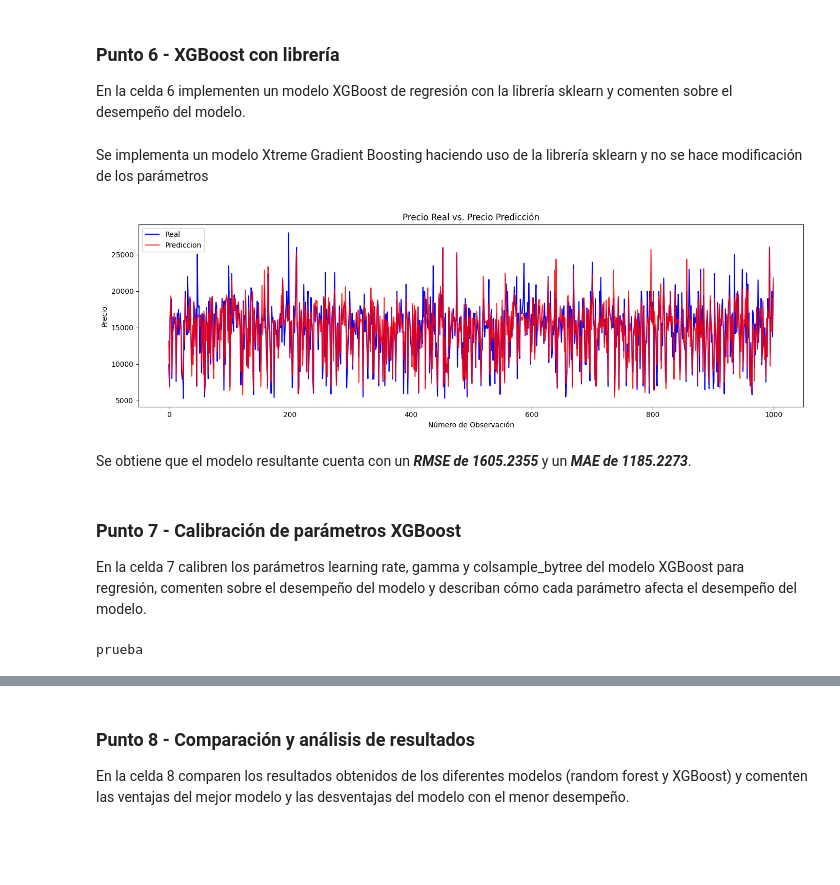
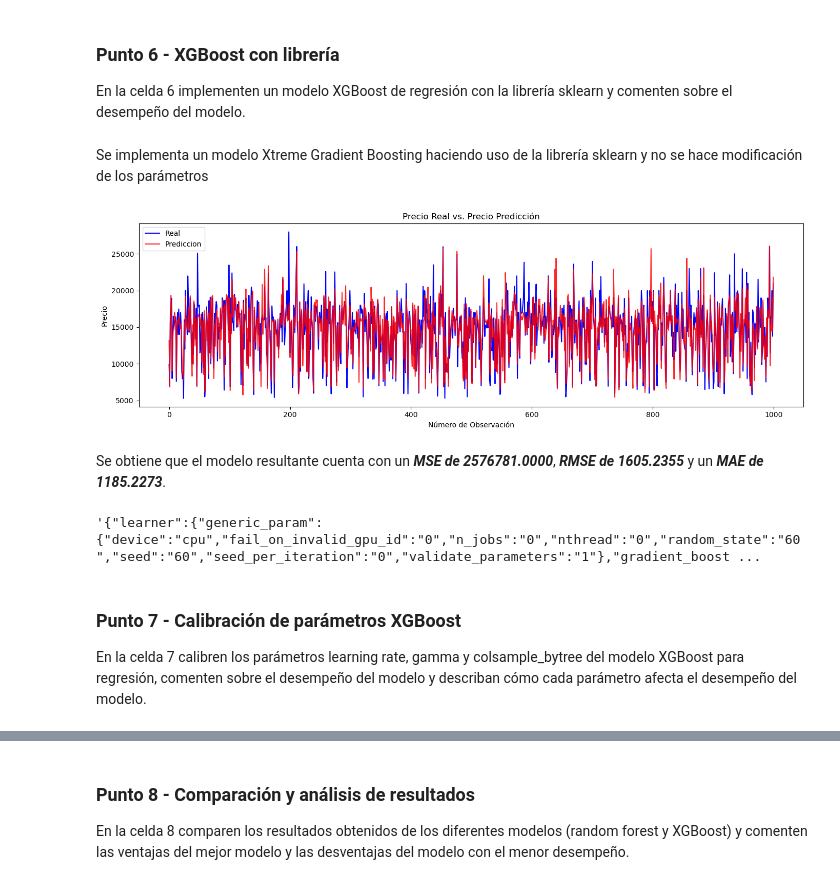
Before and after one commit to JohanManjarresMIAD/JohanManjarresMIAD-JohanManjarresMIAD-MIAD_ML_NLP_2026-Grupo_26, a Jupyter notebook: Semana 2/S2TC1_RandomForests_Boosting.ipynb, the cells around one changed output, grey strips where cells are left out. Saved outputs shown, nothing was run; the diff lists cells and outputs as text; code cells hidden in the pictures; blank space fills up the shorter version.

```diff
--- a/Semana 2/S2TC1_RandomForests_Boosting.ipynb
+++ b/Semana 2/S2TC1_RandomForests_Boosting.ipynb
@@ -657,38 +659,36 @@ En la celda 6 implementen un modelo XGBoost de regresión con la librería sklea
 # %%
 # Celda 6
 clf = XGBRegressor(random_state=60)
 clf.fit(X_train, y_train)
 
 y_pred_xgb = clf.predict(X_test)
 mae_xgb = metrics.mean_absolute_error(y_test, y_pred_xgb)
 mse_xgb = metrics.mean_squared_error(y_test, y_pred_xgb)
 rmse_xgb = np.sqrt(mse_xgb)
 
 display(Markdown(f"""Se implementa un modelo Xtreme Gradient Boosting haciendo uso de la librería sklearn y no se hace modificación de los parámetros"""))
 
 #Gráfica
 plt.figure(figsize=(14, 4.5))
 plt.plot(y_test.values[:1000], color='blue', label='Real')
 plt.plot(y_pred_xgb[:1000], color='red', label='Prediccion', alpha=0.85)
 plt.title('Precio Real vs. Precio Predicción')
 plt.xlabel('Número de Observación')
 plt.ylabel('Precio')
 plt.legend()
 plt.tight_layout()
 plt.show()
 
-display(Markdown(f"""Se obtiene que el modelo resultante cuenta con un ***RMSE de {rmse_xgb:.4f}*** y un ***MAE de {mae_xgb:.4f}***."""))
+display(Markdown(f"""Se obtiene que el modelo resultante cuenta con un ***MSE de {mse_xgb:.4f}***, ***RMSE de {rmse_xgb:.4f}*** y un ***MAE de {mae_xgb:.4f}***."""))
 # %% [output]
 Se implementa un modelo Xtreme Gradient Boosting haciendo uso de la librería sklearn y no se hace modificación de los parámetros
-[figure, old version]
+[figure, new version]
-Se obtiene que el modelo resultante cuenta con un ***RMSE de 1605.2355*** y un ***MAE de 1185.2273***.
+Se obtiene que el modelo resultante cuenta con un ***MSE de 2576781.0000***, ***RMSE de 1605.2355*** y un ***MAE de 1185.2273***.
+# %%
+clf.get_booster().save_config()
+# %% [output]
+'{"learner":{"generic_param":{"device":"cpu","fail_on_invalid_gpu_id":"0","n_jobs":"0","nthread":"0","random_state":"60","seed":"60","seed_per_iteration":"0","validate_parameters":"1"},"gradient_boost ...
 # %% [markdown]
 ### Punto 7 - Calibración de parámetros XGBoost
 
 En la celda 7 calibren los parámetros learning rate, gamma y colsample_bytree del modelo XGBoost para regresión, comenten sobre el desempeño del modelo y describan cómo cada parámetro afecta el desempeño del modelo.
-# %%
-# Celda 7
-#
-print("prueba")
-# %% [output]
-prueba
```
Also changed, not shown: parts of 19 cells of this notebook.
